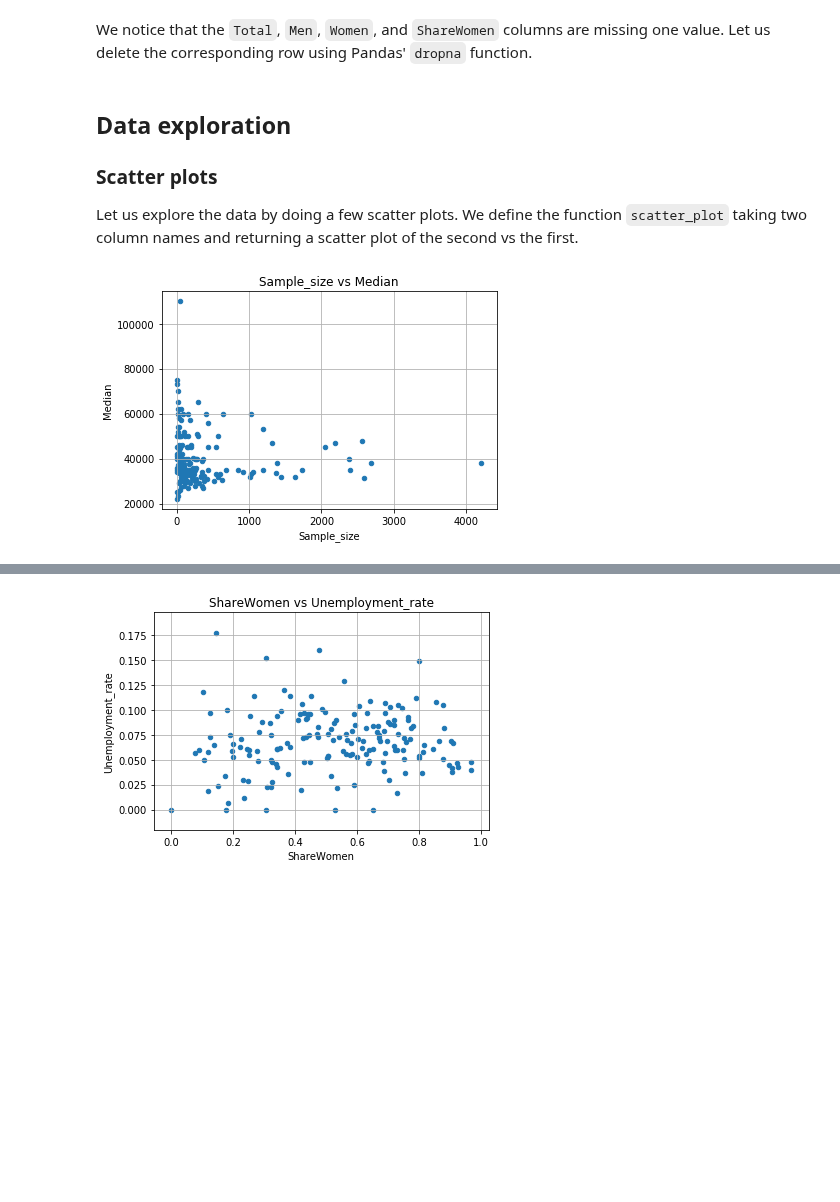
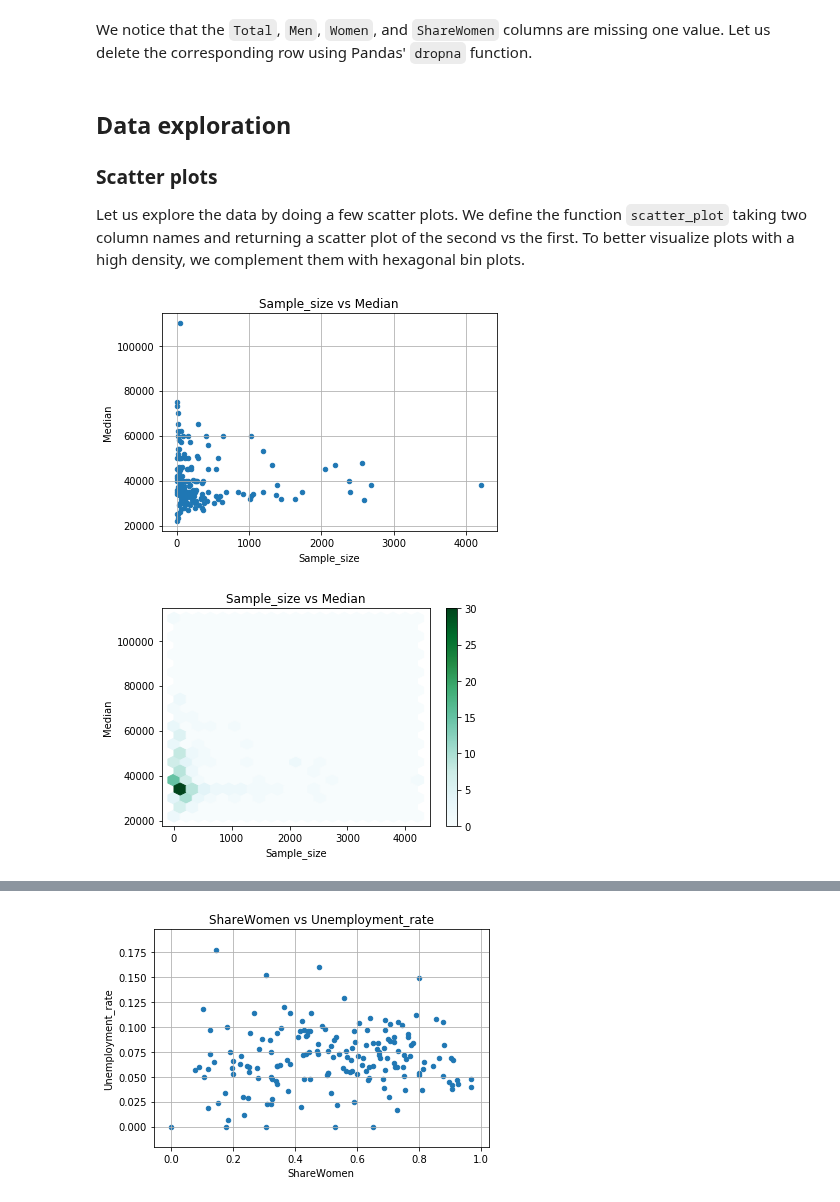
Before and after one commit to FlorentCLMichel/learning_data_science, a Jupyter notebook: Projects_Jupyter/Earnings_college_major.ipynb, the cells around one changed output, grey strips where cells are left out. Drawn from its saved outputs; the diff is of its cells as text; code cells hidden in the pictures; blank space fills up the shorter version.

```diff
--- a/Projects_Jupyter/Earnings_college_major.ipynb
+++ b/Projects_Jupyter/Earnings_college_major.ipynb
@@ -91,6 +91,7 @@ recent_grads = recent_grads.dropna()
 
 Let us explore the data by doing a few scatter plots.
 We define the function `scatter_plot` taking two column names and returning a scatter plot of the second vs the first.
+To better visualize plots with a high density, we complement them with hexagonal bin plots.
 # %%
 def scatter_plot(column_x, column_y):
     '''
@@ -102,9 +103,27 @@ def scatter_plot(column_x, column_y):
     ax = recent_grads.plot(x = column_x, y = column_y, kind = 'scatter',
                            title = '{} vs {}'.format(column_x, column_y),
                            grid = True)
+    plt.show()
+
+def hex_plot(column_x, column_y, gridsize=20):
+    '''
+    hexagonal bin plot of column_y vs column_x for the recent_grads dataframe
+
+    column_x: string
+    column_y: string
+    gridsize: int
+    '''
+    ax = recent_grads.plot(x = column_x, y = column_y, kind = 'hexbin',
+                           title = '{} vs {}'.format(column_x, column_y),
+                           gridsize=gridsize,
+                           sharex=False) # set sharex=False to prevent a bug
+                                         # which erases the x label
+    plt.show()
 # %%
 scatter_plot('Sample_size', 'Median')
+hex_plot('Sample_size', 'Median')
 # %% [output]
 [figure]
+[figure, added]
 # %%
 scatter_plot('Sample_size', 'Unemployment_rate')
```
Also changed, not shown: parts of 20 cells of this notebook.
